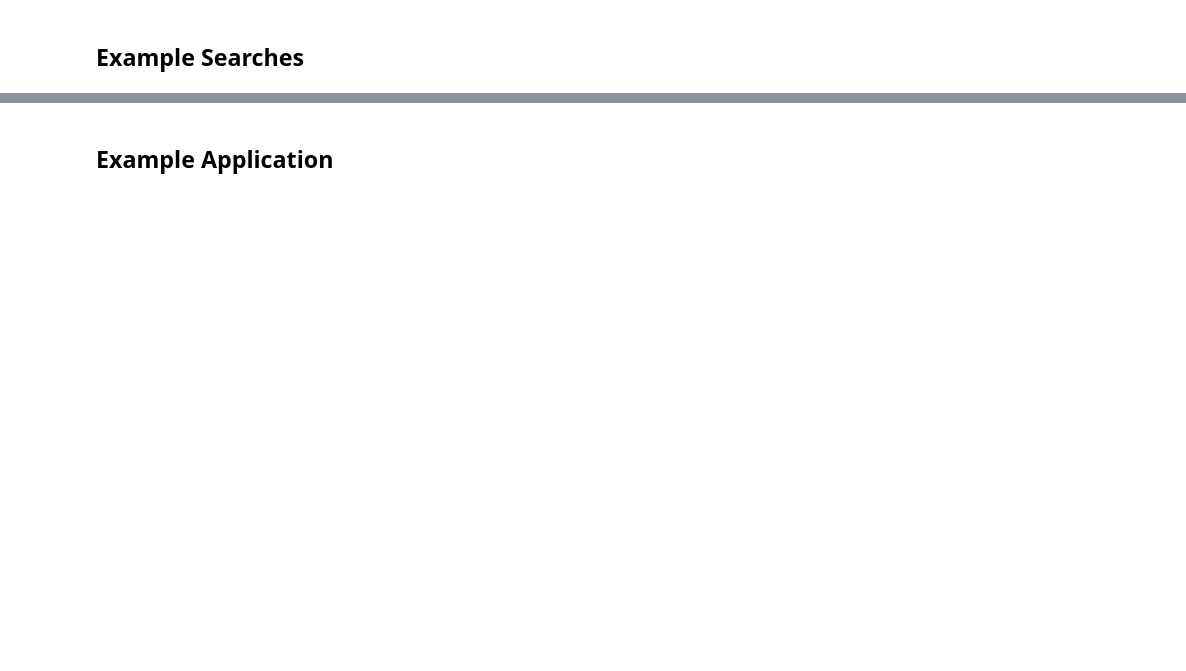
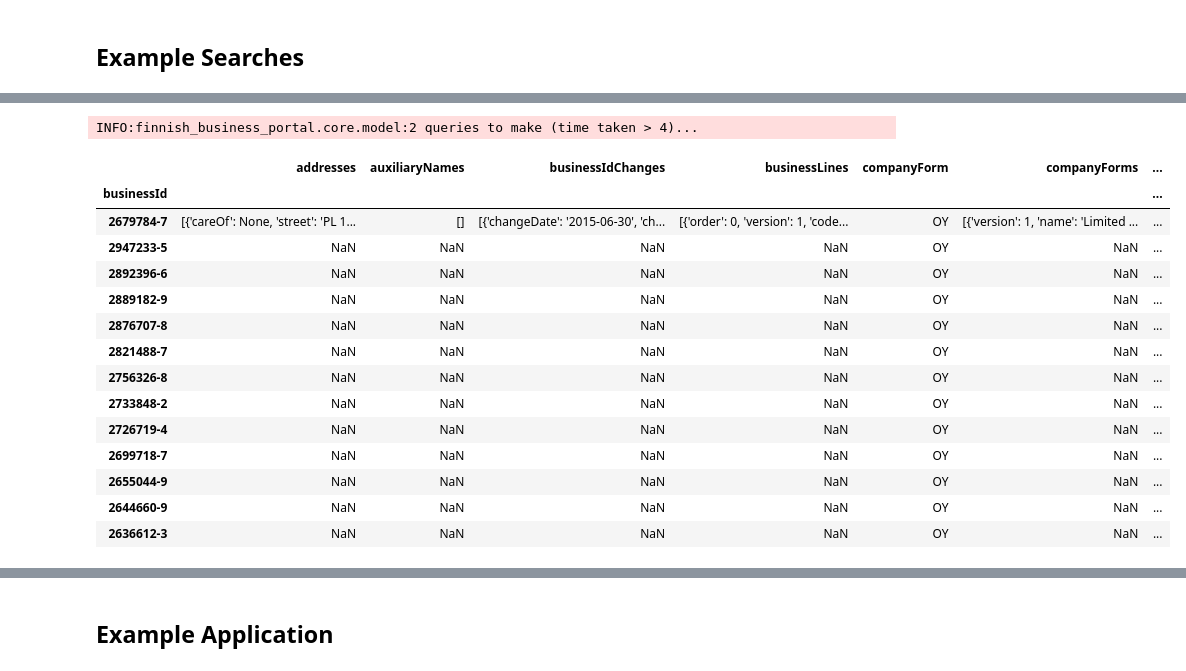
Before and after one commit to Miksus/finnish_business_portal, a Jupyter notebook: demo.ipynb, the cells around one changed output, grey strips where cells are left out. Saved outputs shown, nothing was run; the diff lists cells and outputs as text; code cells hidden in the pictures; blank space fills up the shorter version.

```diff
--- a/demo.ipynb
+++ b/demo.ipynb
@@ -195,0 +141,21 @@ Progress: 92 %
+# %%
+portal = busportal.SearchModel("BisCompany", loop_results=True)
+portal.search(name=["Fortum", "Nokia"], companyForm="oy")
+portal.to_frame().results
+# %% [output]
+INFO:finnish_business_portal.core.model:2 queries to make (time taken > 4)...
+|  | addresses | auxiliaryNames | businessIdChanges | businessLines | companyForm | companyForms | ... |
+| businessId |  |  |  |  |  |  | ... |
+| 2679784-7 | [{'careOf': None, 'street': 'PL 1... | [] | [{'changeDate': '2015-06-30', 'ch... | [{'order': 0, 'version': 1, 'code... | OY | [{'version': 1, 'name': 'Limited ... | ... |
+| 2947233-5 | NaN | NaN | NaN | NaN | OY | NaN | ... |
+| 2892396-6 | NaN | NaN | NaN | NaN | OY | NaN | ... |
+| 2889182-9 | NaN | NaN | NaN | NaN | OY | NaN | ... |
+| 2876707-8 | NaN | NaN | NaN | NaN | OY | NaN | ... |
+| 2821488-7 | NaN | NaN | NaN | NaN | OY | NaN | ... |
+| 2756326-8 | NaN | NaN | NaN | NaN | OY | NaN | ... |
+| 2733848-2 | NaN | NaN | NaN | NaN | OY | NaN | ... |
+| 2726719-4 | NaN | NaN | NaN | NaN | OY | NaN | ... |
+| 2699718-7 | NaN | NaN | NaN | NaN | OY | NaN | ... |
+| 2655044-9 | NaN | NaN | NaN | NaN | OY | NaN | ... |
+| 2644660-9 | NaN | NaN | NaN | NaN | OY | NaN | ... |
+| 2636612-3 | NaN | NaN | NaN | NaN | OY | NaN | ... |
```
Also changed, not shown: parts of 54 cells of this notebook, 28 other files.
